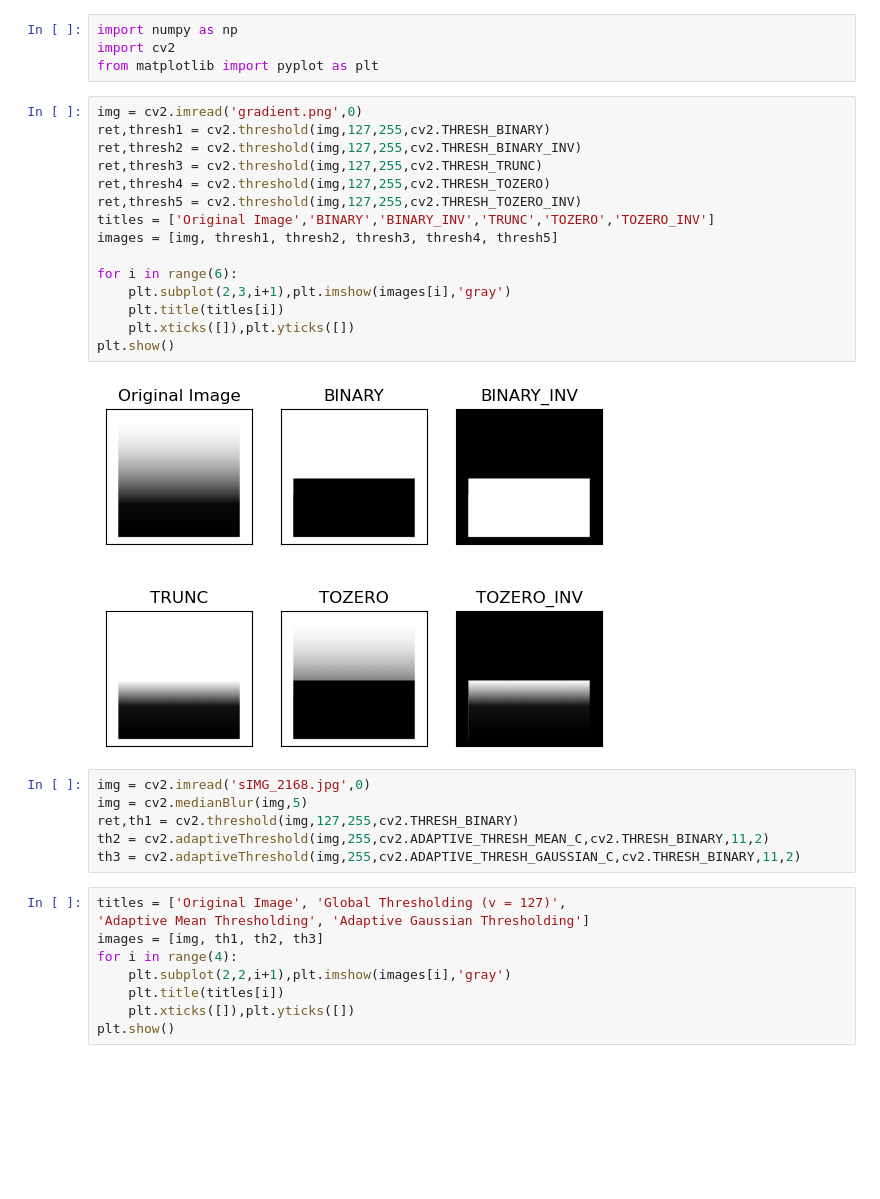
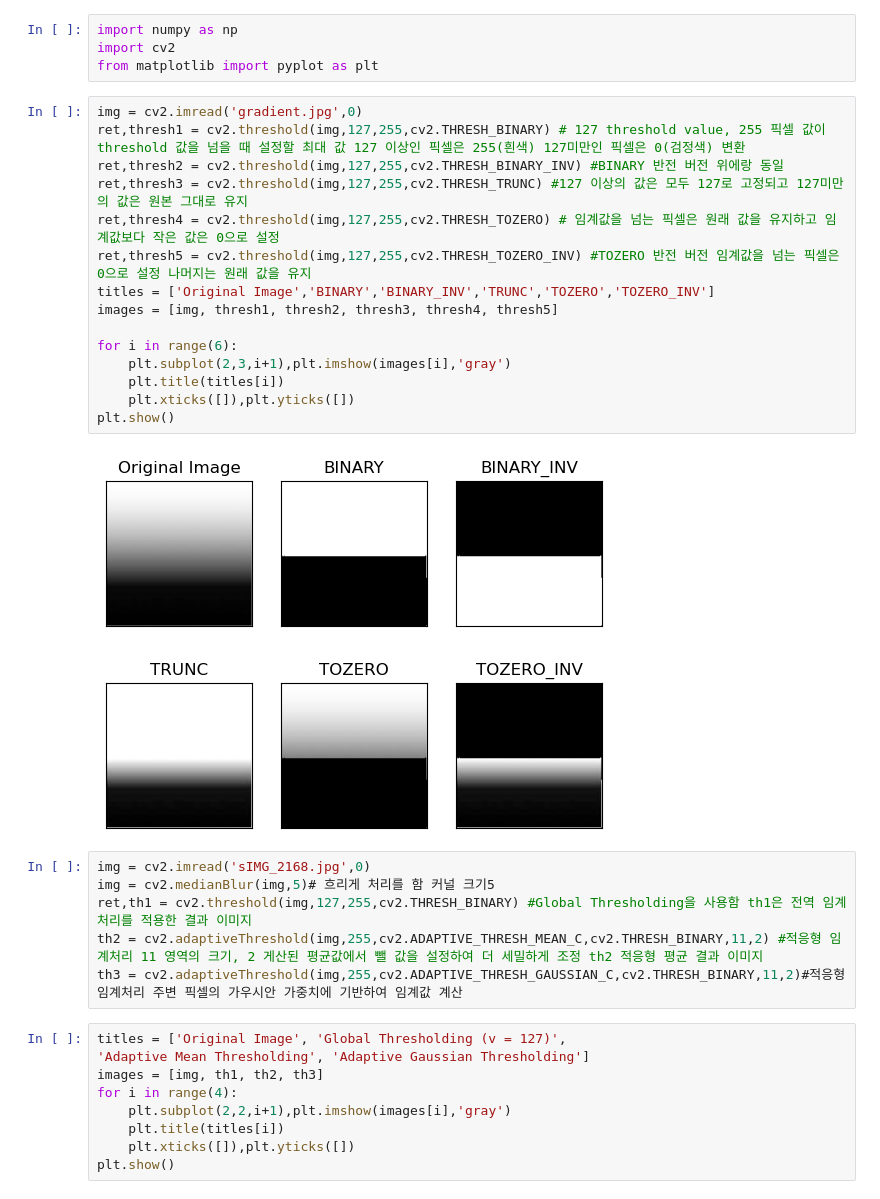
Before and after one commit to ohscawscz/IP2024, a Jupyter notebook: chap142.ipynb, the cells around one changed output. Cells and saved outputs as stored; diff of their text form; blank space fills up the shorter version.

```diff
--- a/chap142.ipynb
+++ b/chap142.ipynb
@@ -5,28 +5,28 @@ import numpy as np
 import cv2
 from matplotlib import pyplot as plt
 # %%
-img = cv2.imread('gradient.png',0)
-ret,thresh1 = cv2.threshold(img,127,255,cv2.THRESH_BINARY)
-ret,thresh2 = cv2.threshold(img,127,255,cv2.THRESH_BINARY_INV)
-ret,thresh3 = cv2.threshold(img,127,255,cv2.THRESH_TRUNC)
-ret,thresh4 = cv2.threshold(img,127,255,cv2.THRESH_TOZERO)
-ret,thresh5 = cv2.threshold(img,127,255,cv2.THRESH_TOZERO_INV)
+img = cv2.imread('gradient.jpg',0)
+ret,thresh1 = cv2.threshold(img,127,255,cv2.THRESH_BINARY) # 127 threshold value, 255 픽셀 값이 threshold 값을 넘을 때 설정할 최대 값 127 이상인 픽셀은 255(흰색) 127미만인 픽셀은 0(검정색) 변환
+ret,thresh2 = cv2.threshold(img,127,255,cv2.THRESH_BINARY_INV) #BINARY 반전 버전 위에랑 동일
+ret,thresh3 = cv2.threshold(img,127,255,cv2.THRESH_TRUNC) #127 이상의 값은 모두 127로 고정되고 127미만의 값은 원본 그대로 유지
+ret,thresh4 = cv2.threshold(img,127,255,cv2.THRESH_TOZERO) # 임계값을 넘는 픽셀은 원래 값을 유지하고 임계값보다 작은 값은 0으로 설정
+ret,thresh5 = cv2.threshold(img,127,255,cv2.THRESH_TOZERO_INV) #TOZERO 반전 버전 임계값을 넘는 픽셀은 0으로 설정 나머지는 원래 값을 유지
 titles = ['Original Image','BINARY','BINARY_INV','TRUNC','TOZERO','TOZERO_INV']
 images = [img, thresh1, thresh2, thresh3, thresh4, thresh5]
 
 for i in range(6):
     plt.subplot(2,3,i+1),plt.imshow(images[i],'gray')
     plt.title(titles[i])
     plt.xticks([]),plt.yticks([])
 plt.show()
 # %% [output]
-[figure, old version]
+[figure, new version]
 # %%
 img = cv2.imread('sIMG_2168.jpg',0)
-img = cv2.medianBlur(img,5)
-ret,th1 = cv2.threshold(img,127,255,cv2.THRESH_BINARY)
-th2 = cv2.adaptiveThreshold(img,255,cv2.ADAPTIVE_THRESH_MEAN_C,cv2.THRESH_BINARY,11,2)
-th3 = cv2.adaptiveThreshold(img,255,cv2.ADAPTIVE_THRESH_GAUSSIAN_C,cv2.THRESH_BINARY,11,2)
+img = cv2.medianBlur(img,5)# 흐리게 처리를 함 커널 크기5
+ret,th1 = cv2.threshold(img,127,255,cv2.THRESH_BINARY) #Global Thresholding을 사용함 th1은 전역 임계처리를 적용한 결과 이미지
+th2 = cv2.adaptiveThreshold(img,255,cv2.ADAPTIVE_THRESH_MEAN_C,cv2.THRESH_BINARY,11,2) #적응형 임계처리 11 영역의 크기, 2 게산된 평균값에서 뺄 값을 설정하여 더 세밀하게 조정 th2 적응형 평균 결과 이미지
+th3 = cv2.adaptiveThreshold(img,255,cv2.ADAPTIVE_THRESH_GAUSSIAN_C,cv2.THRESH_BINARY,11,2)#적응형 임계처리 주변 픽셀의 가우시안 가중치에 기반하여 임계값 계산
 # %%
 titles = ['Original Image', 'Global Thresholding (v = 127)',
 'Adaptive Mean Thresholding', 'Adaptive Gaussian Thresholding']
```
Also changed, not shown: parts of 1 cell of this notebook, 6 other files.
